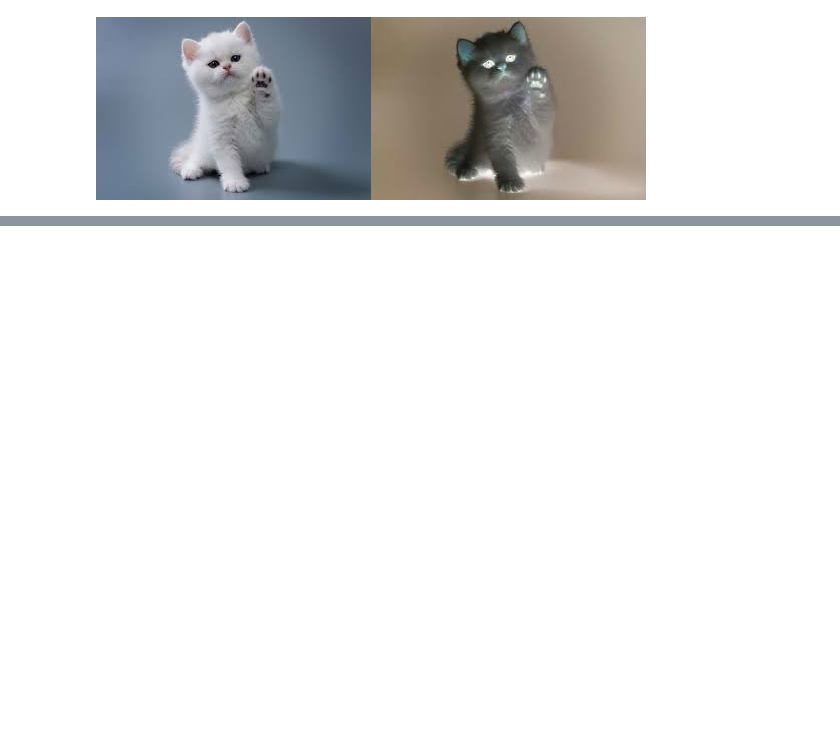
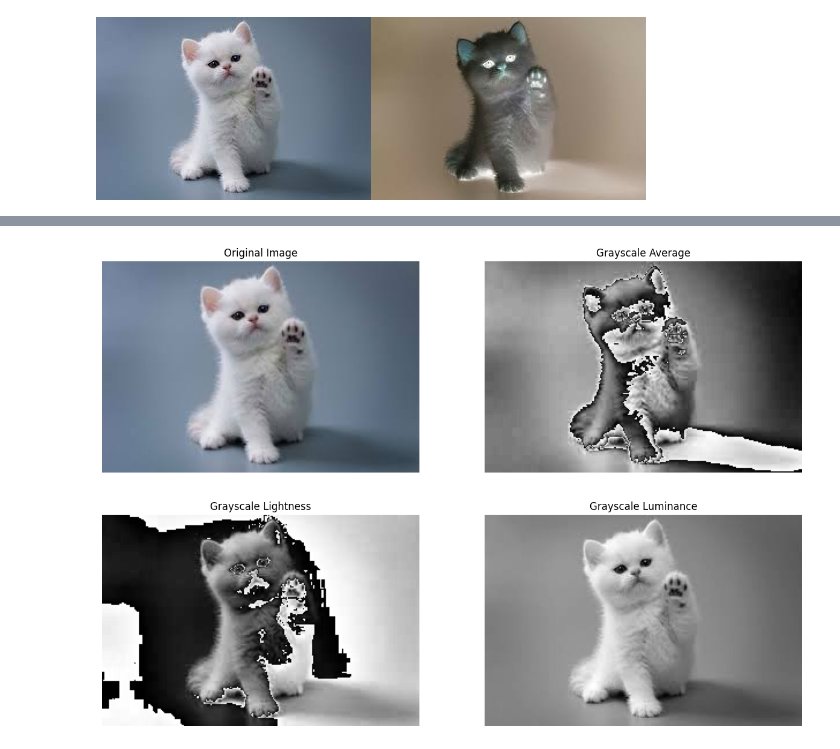
Before and after one commit to emirabiyyu/PCVK_Ganjil_2024, a Jupyter notebook: Week3.ipynb, the cells around one changed output, grey strips where cells are left out. Cells and saved outputs as stored; diff of their text form; code cells hidden in the pictures; blank space fills up the shorter version.

```diff
--- a/Week3.ipynb
+++ b/Week3.ipynb
@@ -62,0 +91,43 @@ Masukkan nilai kontras: 120
+# %%
+# Separate the channels
+original = cv2.cvtColor(original, cv2.COLOR_BGR2RGB)
+R, G, B = original[:,:,0], original[:,:,1], original[:,:,2]
+
+grayscale_avg = (R + G + B) / 3
+
+grayscale_lightness = (np.max(original, axis=2) + np.min(original, axis=2)) / 2
+
+grayscale_luminance = 0.21 * R + 0.72 * G + 0.07 * B
+
+import matplotlib.pyplot as plt
+
+# Display the original and grayscale images
+plt.figure(figsize=(15, 10))
+
+# Original image
+plt.subplot(2, 2, 1)
+plt.title('Original Image')
+plt.imshow(original)
+plt.axis('off')
+
+# Grayscale Average
+plt.subplot(2, 2, 2)
+plt.title('Grayscale Average')
+plt.imshow(grayscale_avg, cmap='gray')
+plt.axis('off')
+
+# Grayscale Lightness
+plt.subplot(2, 2, 3)
+plt.title('Grayscale Lightness')
+plt.imshow(grayscale_lightness, cmap='gray')
+plt.axis('off')
+
+# Grayscale Luminance
+plt.subplot(2, 2, 4)
+plt.title('Grayscale Luminance')
+plt.imshow(grayscale_luminance, cmap='gray')
+plt.axis('off')
+
+plt.show()
+# %% [output]
+[figure, added]
```
Also changed, not shown: parts of 6 cells of this notebook.
